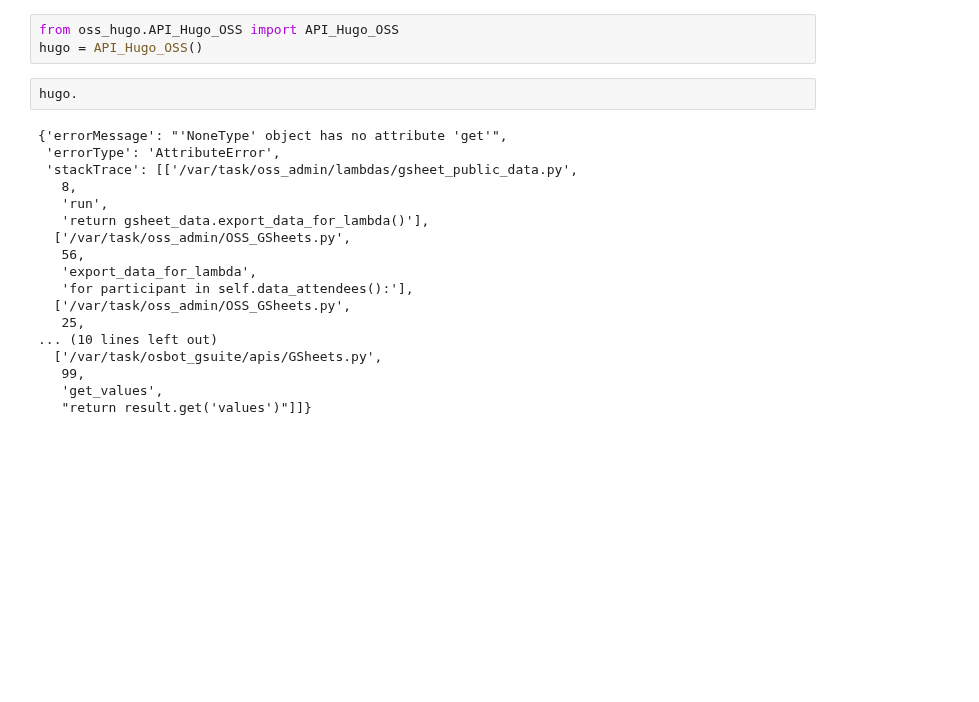
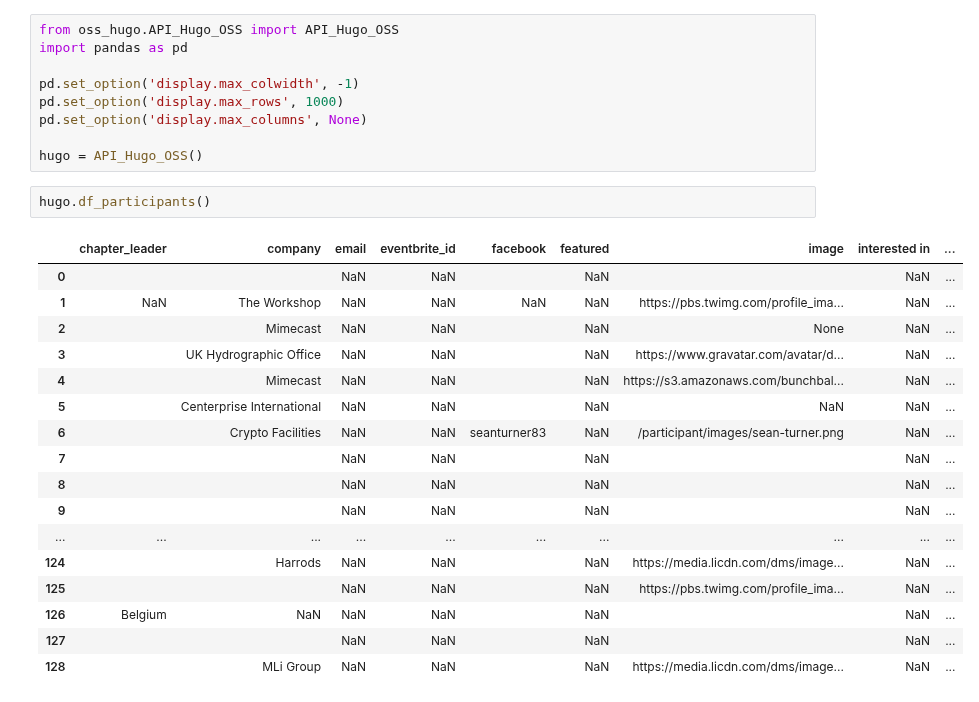
Before and after one commit to OpenSecuritySummit/jp-2020, a Jupyter notebook: notebooks/users/reuben/hugo-experiments.ipynb, the cells around one changed output. Cells and saved outputs as stored; diff of their text form; blank space fills up the shorter version.

```diff
--- a/notebooks/users/reuben/hugo-experiments.ipynb
+++ b/notebooks/users/reuben/hugo-experiments.ipynb
@@ -1,23 +1,29 @@
-# %%
-from oss_hugo.API_Hugo_OSS import API_Hugo_OSS
-hugo = API_Hugo_OSS()
+# %%
+from oss_hugo.API_Hugo_OSS import API_Hugo_OSS
+import pandas as pd
+
+pd.set_option('display.max_colwidth', -1)
+pd.set_option('display.max_rows', 1000)
+pd.set_option('display.max_columns', None)
+
+hugo = API_Hugo_OSS()
 # %%
-hugo.
+hugo.df_participants()
 # %% [output]
-{'errorMessage': "'NoneType' object has no attribute 'get'",
- 'errorType': 'AttributeError',
- 'stackTrace': [['/var/task/oss_admin/lambdas/gsheet_public_data.py',
-   8,
-   'run',
-   'return gsheet_data.export_data_for_lambda()'],
-  ['/var/task/oss_admin/OSS_GSheets.py',
-   56,
-   'export_data_for_lambda',
-   'for participant in self.data_attendees():'],
-  ['/var/task/oss_admin/OSS_GSheets.py',
-   25,
-... (10 lines left out)
-  ['/var/task/osbot_gsuite/apis/GSheets.py',
-   99,
-   'get_values',
-   "return result.get('values')"]]}
+|  | chapter_leader | company | email | eventbrite_id | facebook | featured | image | interested in | ... |
+| 0 |  |  | NaN | NaN |  | NaN |  | NaN | ... |
+| 1 | NaN | The Workshop | NaN | NaN | NaN | NaN | https://pbs.twimg.com/profile_ima... | NaN | ... |
+| 2 |  | Mimecast | NaN | NaN |  | NaN | None | NaN | ... |
+| 3 |  | UK Hydrographic Office | NaN | NaN |  | NaN | https://www.gravatar.com/avatar/d... | NaN | ... |
+| 4 |  | Mimecast | NaN | NaN |  | NaN | https://s3.amazonaws.com/bunchbal... | NaN | ... |
+| 5 |  | Centerprise International | NaN | NaN |  | NaN | NaN | NaN | ... |
+| 6 |  | Crypto Facilities | NaN | NaN | seanturner83 | NaN | /participant/images/sean-turner.png | NaN | ... |
+| 7 |  |  | NaN | NaN |  | NaN |  | NaN | ... |
+| 8 |  |  | NaN | NaN |  | NaN |  | NaN | ... |
+| 9 |  |  | NaN | NaN |  | NaN |  | NaN | ... |
+| ... | ... | ... | ... | ... | ... | ... | ... | ... | ... |
+| 124 |  | Harrods | NaN | NaN |  | NaN | https://media.licdn.com/dms/image... | NaN | ... |
+| 125 |  |  | NaN | NaN |  | NaN | https://pbs.twimg.com/profile_ima... | NaN | ... |
+| 126 | Belgium | NaN | NaN | NaN |  | NaN |  | NaN | ... |
+| 127 |  |  | NaN | NaN |  | NaN |  | NaN | ... |
+| 128 |  | MLi Group | NaN | NaN |  | NaN | https://media.licdn.com/dms/image... | NaN | ... |
```
